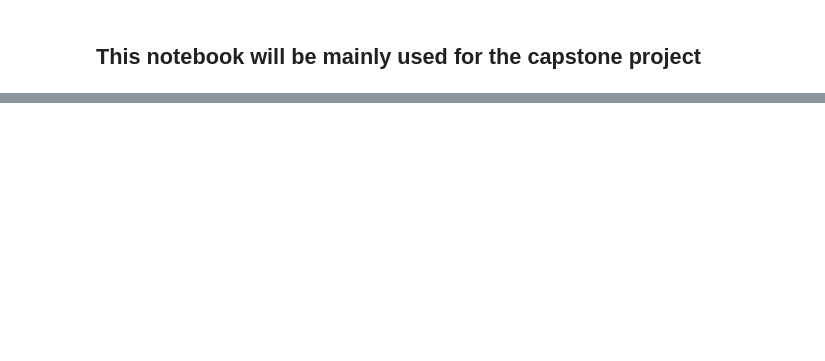
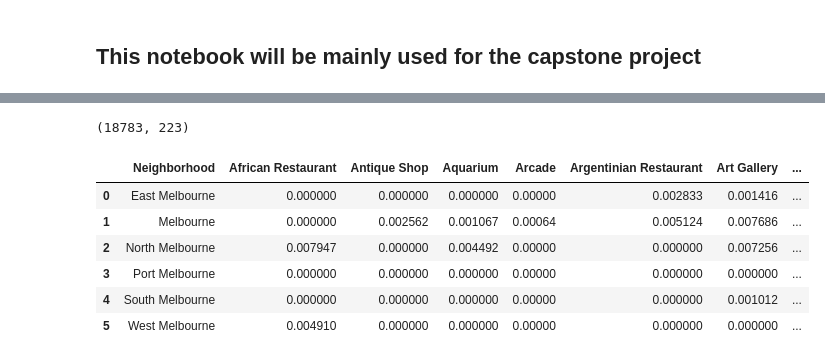
Before and after one commit to zinmyintnaung/Coursera_Capstone, a Jupyter notebook: capstone_notebook.ipynb, the cells around one changed output, grey strips where cells are left out. Cells and saved outputs as stored; diff of their text form; code cells hidden in the pictures; blank space fills up the shorter version.

```diff
--- a/capstone_notebook.ipynb
+++ b/capstone_notebook.ipynb
@@ -218,0 +142,7 @@ $1.81m
+# %%
+neigh_name, neigh_post, neigh_price, neigh_lat, neigh_long = data.iloc[0]
+print('Latitude and longitude values of {} are {}, {}.'.format(neigh_name,
+                                                               neigh_lat,
+                                                               neigh_long))
+results = requests.get(getBuiltUrl(neigh_lat,neigh_long)).json()
+results
@@ -218,0 +179,16 @@ $1.81m
+# %%
+venues = results['response']['groups'][0]['items']
+
+nearby_venues = json_normalize(venues) # flatten JSON
+
+# filter columns
+filtered_columns = ['venue.name', 'venue.categories', 'venue.location.lat', 'venue.location.lng']
+nearby_venues =nearby_venues.loc[:, filtered_columns]
+
+# filter the category for each row
+nearby_venues['venue.categories'] = nearby_venues.apply(get_category_type, axis=1)
+
+# clean columns
+nearby_venues.columns = [col.split(".")[-1] for col in nearby_venues.columns]
+
+nearby_venues.head()
@@ -218,0 +256,5 @@ $1.81m
+# %%
+melbourne_venues = getNearbyVenues(names=data['Suburb'],
+                                   latitudes=data['Lattitude'],
+                                   longitudes=data['Longtitude'],
+                                   radius=500)
@@ -218,0 +302,12 @@ $1.81m
+# %%
+# one hot encoding
+melbourne_onehot = pd.get_dummies(melbourne_venues[['Venue Category']], prefix="", prefix_sep="")
+
+# add neighborhood column back to dataframe
+melbourne_onehot['Neighborhood'] = melbourne_venues['Neighborhood']
+
+# move neighborhood column to the first column
+fixed_columns = [melbourne_onehot.columns[-1]] + list(melbourne_onehot.columns[:-1])
+london_onehot = melbourne_onehot[fixed_columns]
+
+melbourne_onehot.head()
@@ -218,0 +321,15 @@ $1.81m
+# %%
+melbourne_onehot.shape
+# %% [output]
+(18783, 223)
+# %%
+melbourne_grouped = melbourne_onehot.groupby('Neighborhood').mean().reset_index()
+melbourne_grouped
+# %% [output]
+|  | Neighborhood | African Restaurant | Antique Shop | Aquarium | Arcade | Argentinian Restaurant | Art Gallery | ... |
+| 0 | East Melbourne | 0.000000 | 0.000000 | 0.000000 | 0.00000 | 0.002833 | 0.001416 | ... |
+| 1 | Melbourne | 0.000000 | 0.002562 | 0.001067 | 0.00064 | 0.005124 | 0.007686 | ... |
+| 2 | North Melbourne | 0.007947 | 0.000000 | 0.004492 | 0.00000 | 0.000000 | 0.007256 | ... |
+| 3 | Port Melbourne | 0.000000 | 0.000000 | 0.000000 | 0.00000 | 0.000000 | 0.000000 | ... |
+| 4 | South Melbourne | 0.000000 | 0.000000 | 0.000000 | 0.00000 | 0.000000 | 0.001012 | ... |
+| 5 | West Melbourne | 0.004910 | 0.000000 | 0.000000 | 0.00000 | 0.000000 | 0.000000 | ... |
```
Also changed, not shown: parts of 42 cells of this notebook.
